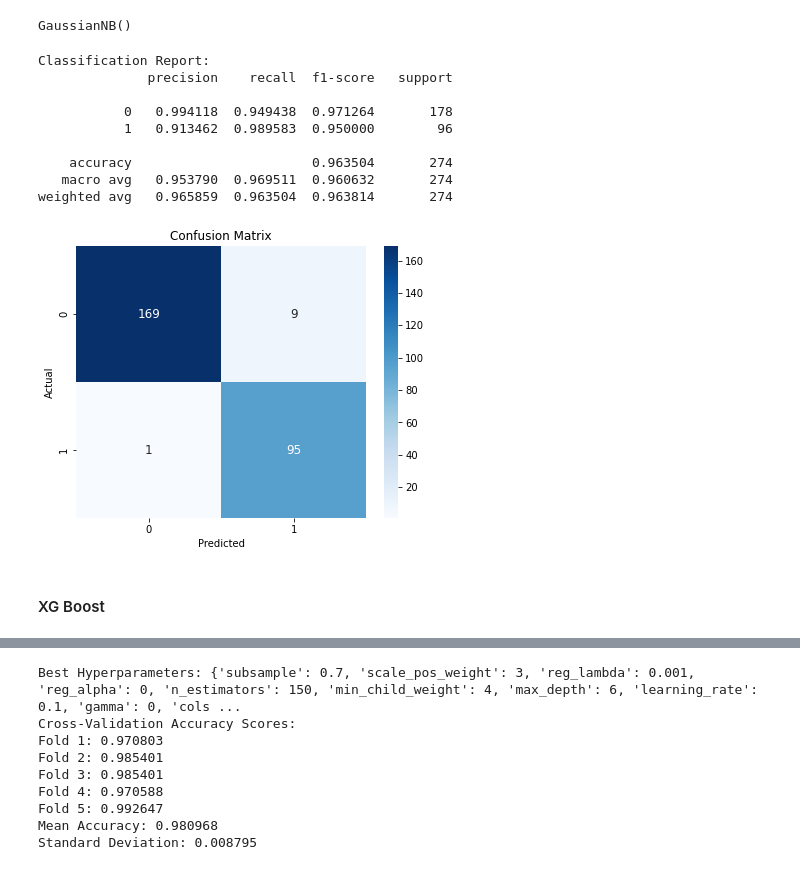
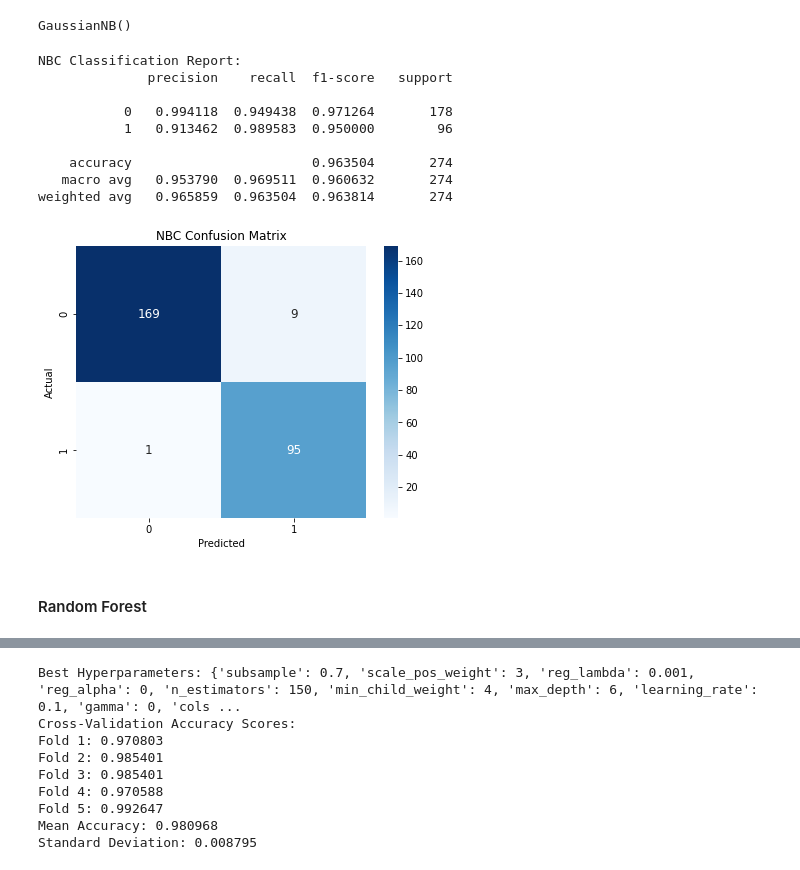
Before and after one commit to Anuvathan/Breast_Cancer_Benign_Malign_Prediction, a Jupyter notebook: main.ipynb, the cells around one changed output, grey strips where cells are left out. Saved outputs shown, nothing was run; the diff lists cells and outputs as text; code cells hidden in the pictures.

```diff
--- a/main.ipynb
+++ b/main.ipynb
@@ -570,30 +572,30 @@ GaussianNB()
 # %%
 # Use the trained Naive Bayes model to make predictions on the test data
 y_pred = naive_bayes.predict(X_test)
 
 # Print the Classification Report with 4 decimal points
 report = classification_report(y_test, y_pred, digits=6)
-print("Classification Report:")
+print("NBC Classification Report:")
 print(report)
 
 # Print the Confusion Matrix using a Heatmap
 conf_matrix = confusion_matrix(y_test, y_pred)
 plt.figure(figsize=(6.5, 5))
 sns.heatmap(conf_matrix, annot=True, cmap='Blues', fmt='d', annot_kws={"size": 12})
 plt.xlabel('Predicted')
 plt.ylabel('Actual')
-plt.title('Confusion Matrix')
+plt.title('NBC Confusion Matrix')
 plt.show()
 # %% [output]
-Classification Report:
+NBC Classification Report:
               precision    recall  f1-score   support
 
            0   0.994118  0.949438  0.971264       178
            1   0.913462  0.989583  0.950000        96
 
     accuracy                       0.963504       274
    macro avg   0.953790  0.969511  0.960632       274
 weighted avg   0.965859  0.963504  0.963814       274
-[figure, old version]
+[figure, new version]
-# %% [markdown]
-#### XG Boost
+# %% [markdown]
+#### Random Forest
```
Also changed, not shown: parts of 58 cells of this notebook.
